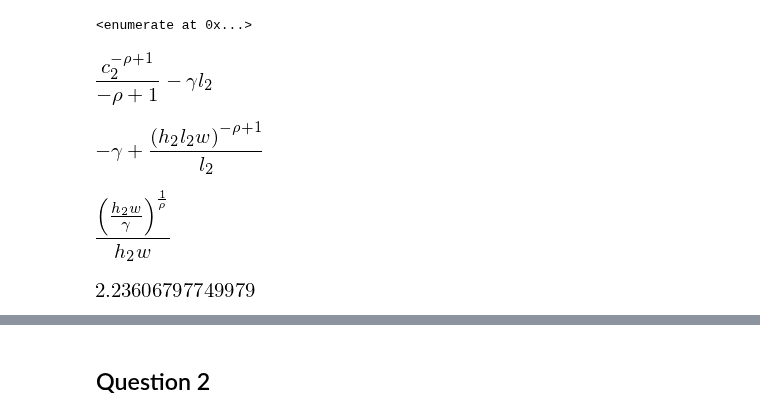
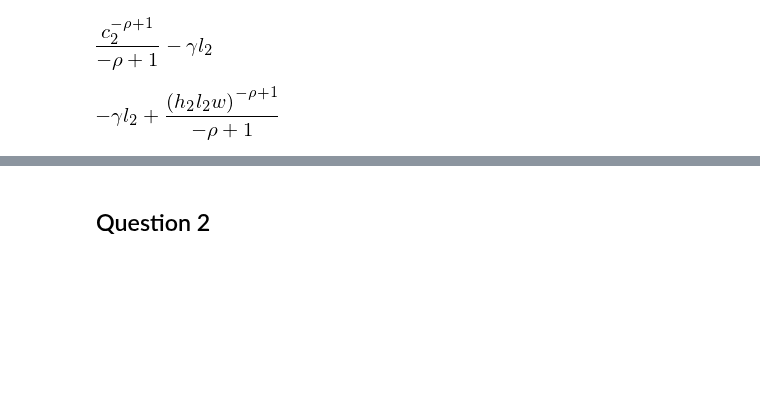
Before and after one commit to NumEconCopenhagen/projects-2019-al, a Jupyter notebook: examproject/August.ipynb, the cells around one changed output, grey strips where cells are left out. Drawn from its saved outputs; the diff is of its cells as text; code cells hidden in the pictures; blank space fills up the shorter version.

Commit message:
solve question 1

```diff
--- a/examproject/August.ipynb
+++ b/examproject/August.ipynb
@@ -121,8 +12,3 @@ array([0.2       , 0.22828283, 0.25656566, 0.28484848, 0.31313131,
-# %%
-h_vec = enumerate(np.linspace(0.1,1.5,100))
-h_vec
-# %% [output]
-<enumerate at 0x...>
 # %%
 rho = sm.symbols('rho')
 beta = sm.symbols('beta')
@@ -148,12 +35,8 @@ total_u2
 [figure]
 # %%
 total_u2_sub2 = total_u2.subs(c2,c2_f)
-foc2 = sm.diff(total_u2_sub2,l2)
-foc2
+#foc2 = sm.diff(total_u2_sub2,l2)
+#foc2
+total_u2_sub2
 # %% [output]
-[figure, old version]
+[figure, new version]
-# %%
-sol2 = sm.solve(sm.Eq(foc2,0),l2)[0]
-sol2
-# %% [output]
-[figure, removed]
@@ -164,4 +42,0 @@ def utility_ahc(h2,w,gamma,rho):
-# %%
-utility_ahc(1, 2, 0.1, 2)
-# %% [output]
-[figure, removed]
```
Also changed, not shown: parts of 36 cells of this notebook.
